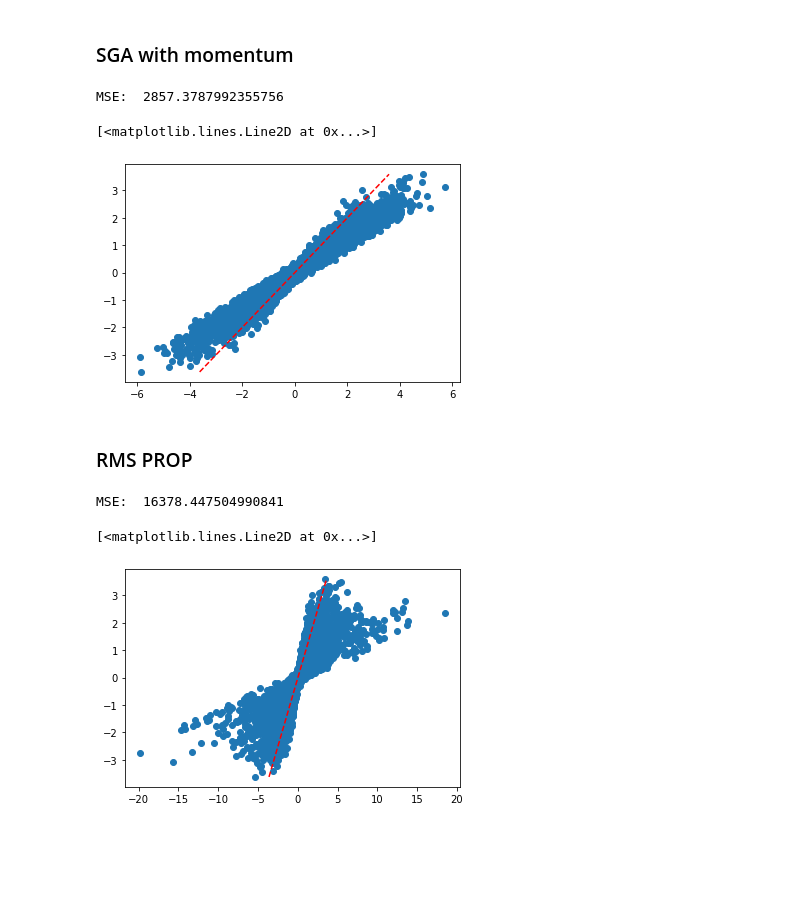
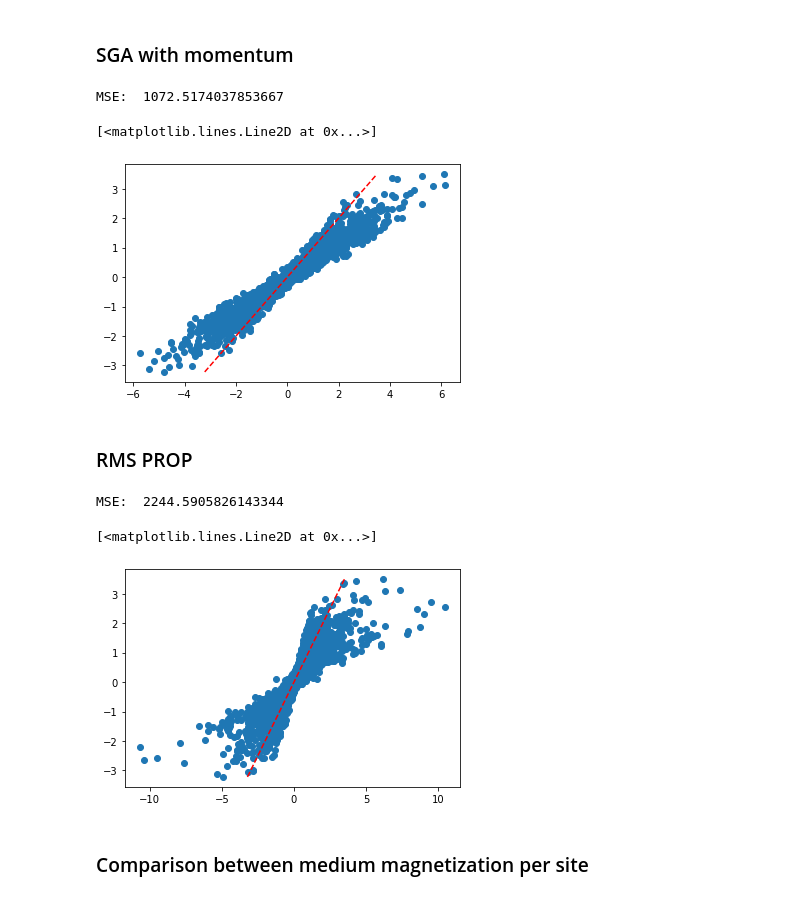
Before and after one commit to micheleavella/brain_project, a Jupyter notebook: parallel_inference.ipynb, the cells around one changed output. Cells and saved outputs as stored; diff of their text form; code cells hidden in the pictures; blank space fills up the shorter version.

Commit message:
comparisons

```diff
--- a/parallel_inference.ipynb
+++ b/parallel_inference.ipynb
@@ -47,22 +64,17 @@ spins_N100_steps100000_dt0.1_gamma1.npy
 spins_N100_steps200000_dt0.1_gamma1.npy
 # %%
-S = np.load('DATA/spins_N100_steps200000_dt0.1_gamma1.npy')
+S = np.load('DATA/spins_N50_steps100000_dt0.1_gamma1.npy')
+p_real = np.load('DATA/params_N50_steps100000_dt0.1_gamma1.npy')
 #-----------------------params------------------------------------#
 gamma = 1
 dt = 0.1
 N, steps = S.shape
 
 C,C_dot = C_and_Cdot(S,dt)
-np.random.seed(201098)
-J = np.random.normal(0,1,(N,N))
-np.fill_diagonal(J,0)
-h = np.random.normal(0,1,N)
-p_real = np.concatenate((J.flatten(),h))
-del J,h
 #-----------------------n cores------------------------------------#
 n_cores = 4
 
 S_split = np.array_split(S,n_cores,axis = 1)
-del S
+#del S
 # %%
 %time _ = parralel_grad(p_real,S_split,C,C_dot,gamma)
@@ -77,15 +89,15 @@ Wall time: 1.54 s
 # %% [markdown]
 ### SGA with momentum
 # %%
-np.random.seed(1234)
+np.random.seed(123)
 p_mom = np.random.normal(0,2,N*N+N)
 v = np.zeros(N*N+N)
 ### PARAMS
-steps = 500
+Steps = 300
 l_r = 0.1
 fric = 0.9
 
-for i in tqdm(range(steps)):
+for i in tqdm(range(Steps)):
     g = parralel_grad(p_mom,S_split,C,C_dot,gamma)
     v = fric*v + l_r * g
     p_mom += v
@@ -95,34 +107,36 @@ plt.figure()
 plt.plot(p_mom,p_real,'o')
 plt.plot([min(p_real),max(p_real)],[min(p_real),max(p_real)],'--',color ='red')
 # %% [output]
-MSE:  2857.3787992355756
+MSE:  1072.5174037853667
 [<matplotlib.lines.Line2D at 0x...>]
-[figure, old version]
+[figure, new version]
 # %% [markdown]
 ### RMS PROP
 # %%
 np.random.seed(1234)
 p_rms = np.random.normal(0,2,N*N+N)
 s = np.zeros(N*N+N)
 ### PARAMS
-steps = 500
+Steps = 300
 l_r = 0.05
 beta = 0.9
 eps = 10**(-8)
 
 
-for i in tqdm(range(steps)):
+for i in tqdm(range(Steps)):
     g = parralel_grad(p_rms,S_split,C,C_dot,gamma)
     s = beta * s + (1-beta)*g*g
     p_rms += l_r*g/np.sqrt(s+eps)
 
 
 print('MSE: ',np.sum((p_rms-p_real)**2))
 #plt.plot(ris)
 plt.figure()
 plt.plot(p_rms,p_real,'o')
 plt.plot([min(p_real),max(p_real)],[min(p_real),max(p_real)],'--',color ='red')
 # %% [output]
-MSE:  16378.447504990841
+MSE:  2244.5905826143344
 [<matplotlib.lines.Line2D at 0x...>]
-[figure, old version]
+[figure, new version]
+# %% [markdown]
+### Comparison between medium magnetization per site
```
Also changed, not shown: parts of 9 cells of this notebook.
